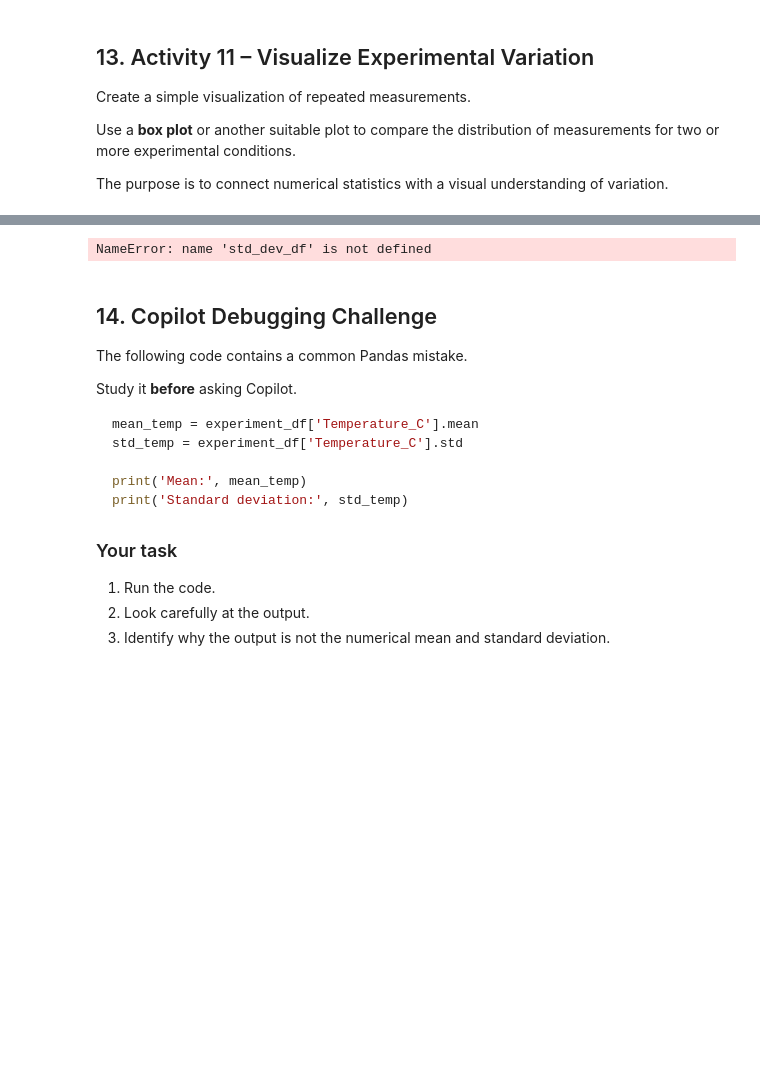
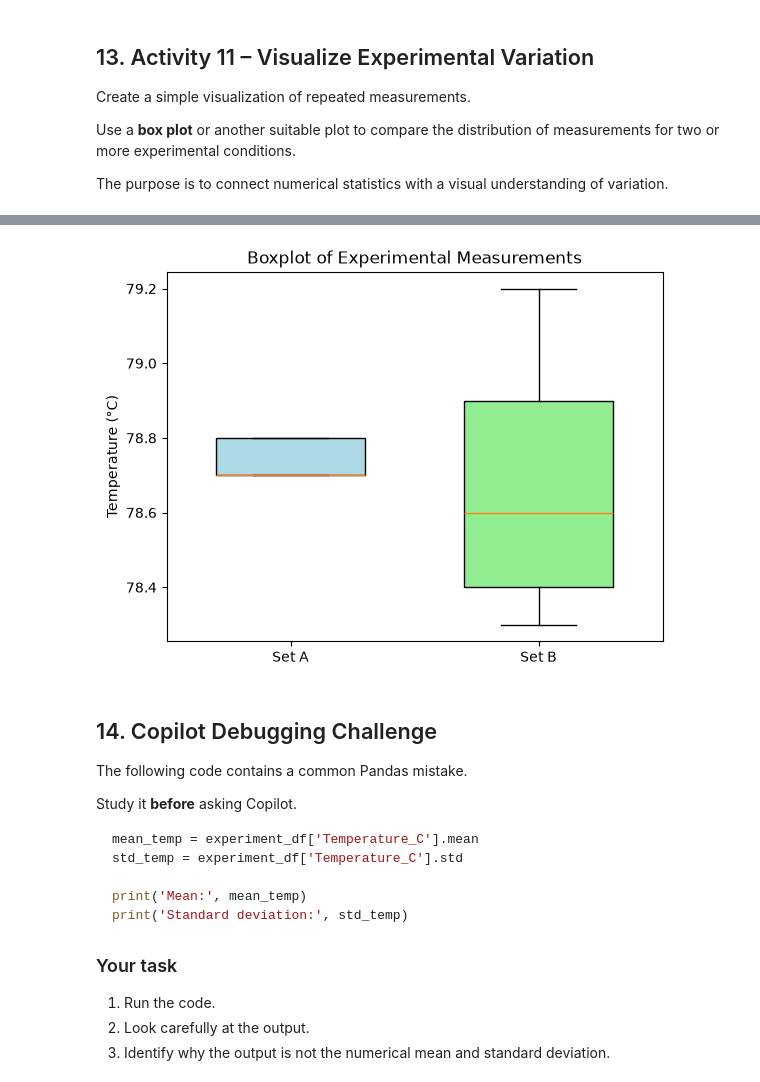
Before and after one commit to Darshan04-LIT/CP_Practical, a Jupyter notebook: Practical_09_Basic_Statistical_Analysis_Experimental_Measurements.ipynb, the cells around one changed output, grey strips where cells are left out. Drawn from its saved outputs; the diff is of its cells as text; code cells hidden in the pictures; blank space fills up the shorter version.

```diff
--- a/Practical_09_Basic_Statistical_Analysis_Experimental_Measurements.ipynb
+++ b/Practical_09_Basic_Statistical_Analysis_Experimental_Measurements.ipynb
@@ -168,18 +167,14 @@ Ask Copilot:
 
 > Explain standard deviation to a second-year chemical engineering student using repeated temperature measurements as the example. Explain what a small standard deviation and a large standard deviation mean. Do not use advanced statistical terminology.
 # %%
-# Activity 4
+ # Activity 4
 # Create DataFrames for Set A and Set B and compare their standard deviations.
-set_a = pd.Series([78.7, 78.8, 78.7, 78.8, 78.7])
-set_b = pd.Series([76.0, 81.5, 78.7, 82.0, 74.8])
-
-print("Activity 4: Set A")
-print(f"Mean = {set_a.mean():.2f} °C")
-print(f"Standard deviation = {set_a.std():.3f} °C")
-
-print("\nActivity 4: Set B")
-print(f"Mean = {set_b.mean():.2f} °C")
-print(f"Standard deviation = {set_b.std():.3f} °C")
-
-print("\nSet B has greater variation because its standard deviation is larger.")
+std_dev_df = pd.DataFrame({
+ 'Set_A': [78.7, 78.8, 78.7, 78.8, 78.7],
+ 'Set_B': [78.3, 78.9, 78.6, 79.2, 78.4]
+})
+print(f"Standard Deviation of Set A: {std_dev_df['Set_A'].std():.2f}, \
+ Mean of Set A: {std_dev_df['Set_A'].mean():.2f}")
+print(f"Standard Deviation of Set B: {std_dev_df['Set_B'].std():.2f}, \
+ Mean of Set B: {std_dev_df['Set_B'].mean():.2f}")
 # %% [output]
@@ -462,14 +463,18 @@ Note: you may need to restart the kernel to use updated packages.
 # %%
 # Activity 11
 # Create a simple visualization of experimental measurements.
 import matplotlib.pyplot as plt
 
-# PLotting the original mesurements
-plt.boxplot(std_dev_df['setA'], postion=[1], width=0.6, patch_artist=True, boxprops=dict)
-plt.boxplot(std_dev_df['setB'], postion=[1], width=0.6, patch_artist=True, boxprops=dict)
-ptl.xticks([1,2], )
+# Plotting the original measurements
+plt.boxplot(std_dev_df['Set_A'], positions=[1], widths=0.6, patch_artist=True, boxprops=dict(facecolor='lightblue'))
+plt.boxplot(std_dev_df['Set_B'], positions=[2], widths=0.6, patch_artist=True, boxprops=dict(facecolor='lightgreen'))
+
+plt.xticks([1, 2], ['Set A', 'Set B'])
+plt.title('Boxplot of Experimental Measurements')
+plt.ylabel('Temperature (°C)')
+plt.show()
 # %% [output]
-NameError: name 'std_dev_df' is not defined
+[figure, added]
 # %% [markdown]
 ## 14. Copilot Debugging Challenge
 
```
Also changed, not shown: parts of 19 cells of this notebook, 2 other files.
